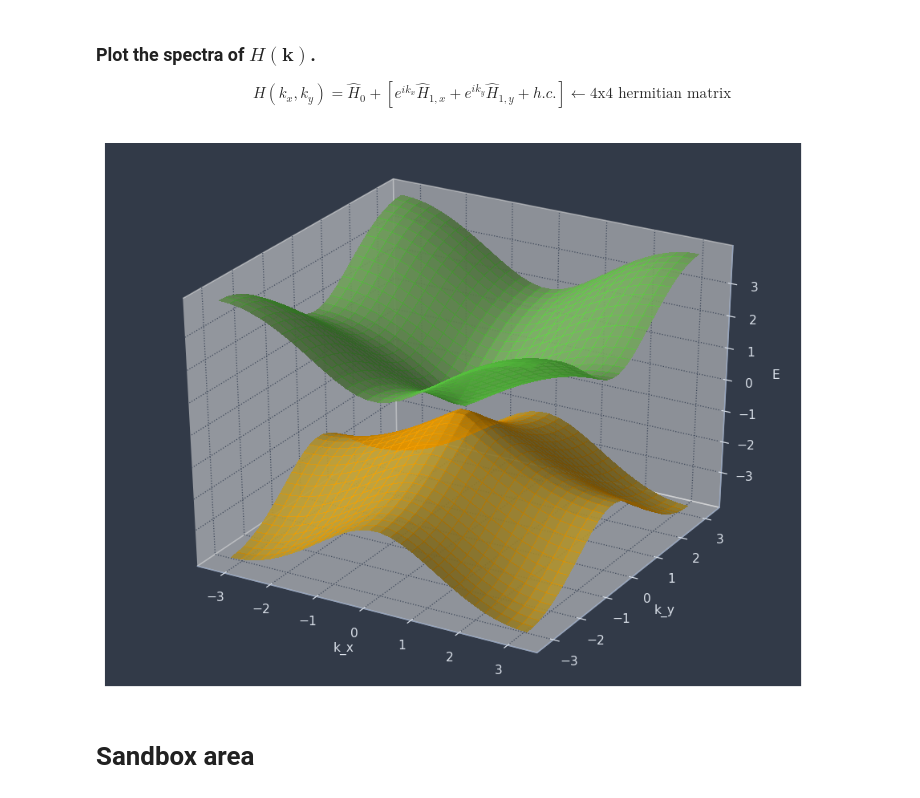
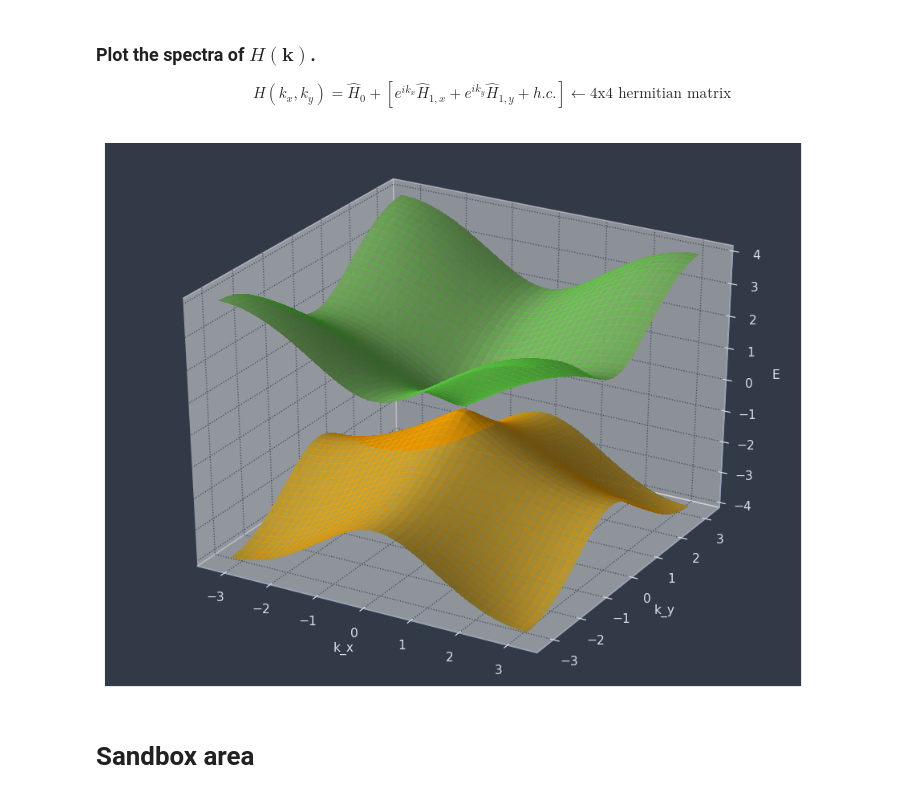
Before and after one commit to dnnagy/mezo2019, a Jupyter notebook: BHZ.ipynb, the cells around one changed output. Saved outputs shown, nothing was run; the diff lists cells and outputs as text; code cells hidden in the pictures.

Commit message:
Create as scattering region and plot a good band structure

```diff
--- a/BHZ.ipynb
+++ b/BHZ.ipynb
@@ -315,27 +285,27 @@ def H_k_evs(kx, ky, Delta):
     evs, _ = sl.eigsh(Hk.toarray())
     return np.array(evs)
 # %%
-kxrange = np.linspace(-np.pi, np.pi, 30)
-kyrange = np.linspace(-np.pi, np.pi, 30)
+kxrange = np.linspace(-np.pi, np.pi, 40)
+kyrange = np.linspace(-np.pi, np.pi, 40)
 xs, ys = np.meshgrid(kxrange, kyrange)
 
 def f(x, y):
-    return H_k_evs(x, y, Delta=-1.99)
+    return H_k_evs(x, y, Delta=-2.0)
 f=np.vectorize(f, otypes=[np.ndarray])
 
 fig = plt.figure(figsize=(10,8), dpi=112)
 ax = fig.add_subplot(111, projection='3d')
 ax.set_xlabel("k_x")
 ax.set_ylabel("k_y")
 ax.set_zlabel("E")
 
 bands = f(xs, ys)
 bands = np.array([[ [ev for ev in bands[i, j]] for j in range(bands.shape[1])] for i in range(bands.shape[0])])
 
 for j in range(bands.shape[-1]):
     ax.plot_surface(xs, ys, bands[:,:,j], linewidth=0, antialiased=False, alpha=0.7, label="Band #{}".format(j+1))
 # %% [output]
-[figure, old version]
+[figure, new version]
 # %% [markdown]
 # Sandbox area
 # %%
```
Also changed, not shown: parts of 7 cells of this notebook.
